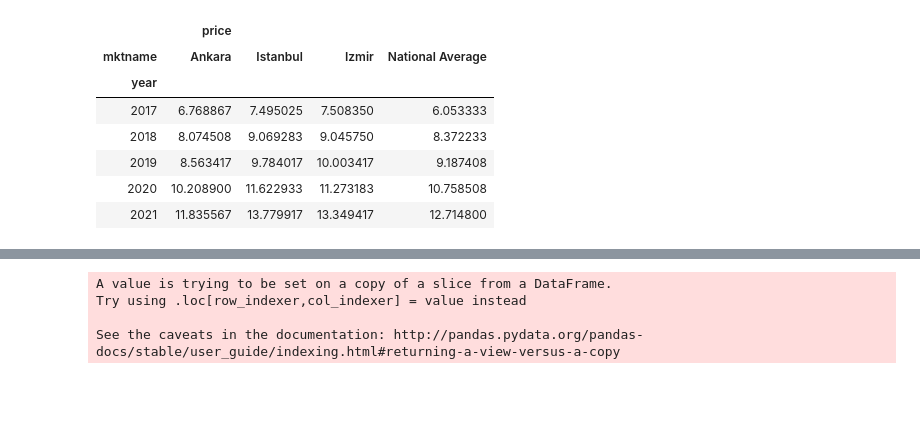
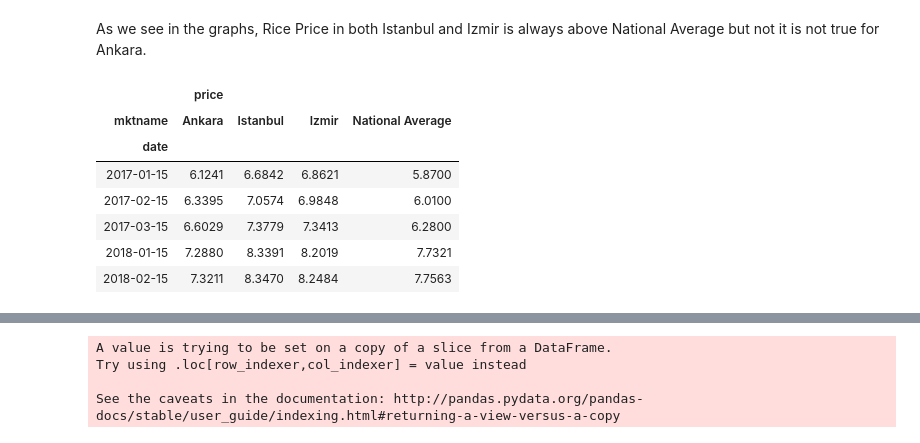
Before and after one commit to nghn/pandas_learning, a Jupyter notebook: Turkey Food Price.ipynb, the cells around one changed output, grey strips where cells are left out. Cells and saved outputs as stored; diff of their text form; code cells hidden in the pictures; blank space fills up the shorter version.

```diff
--- a/Turkey Food Price.ipynb
+++ b/Turkey Food Price.ipynb
@@ -41,8 +43,8 @@ Rice_Retail=Rice_Retail.dropna(axis=1,how='all')
 # %%
-Rice_Retail_2 = Rice_Retail[["date", "price","mktname"]]
-
+#drop null columns
+TurkeyFoodPrice = TurkeyFoodPrice.dropna(axis=1,how='all')
 #convert price from object to numeric
-Rice_Retail_2["price"] = pd.to_numeric(Rice_Retail_2["price"],errors = 'coerce')
-Rice_Retail_2['year'] = pd.DatetimeIndex(Rice_Retail_2['date']).year
-Rice_Retail_2
+TurkeyFoodPrice["price"] = pd.to_numeric(TurkeyFoodPrice["price"],errors = 'coerce')
+TurkeyFoodPrice["date"] = pd.to_datetime(TurkeyFoodPrice["date"], errors = 'coerce')
+TurkeyFoodPrice.info()
 # %% [output]
@@ -71,0 +71,3 @@ See the caveats in the documentation: http://pandas.pydata.org/pandas-docs/stabl
+# %%
+TFP = TurkeyFoodPrice.set_index("date")
+TFP.head()
@@ -71,0 +82,3 @@ See the caveats in the documentation: http://pandas.pydata.org/pandas-docs/stabl
+# %%
+x = TFP.loc[TFP["cmname"]=="Rice - Retail"]
+x["mktname"].value_counts()
@@ -72,14 +112,16 @@ See the caveats in the documentation: http://pandas.pydata.org/pandas-docs/stabl
+# %% [markdown]
+As we see in the graphs, Rice Price in both Istanbul and Izmir is always above National Average but not it is not true for Ankara.
 # %%
 #return to pivot table to compare National Average price with the other cities
-pivot_table = pd.pivot_table(Rice_Retail_2,index="year", columns=["mktname"], values = ["price"])
+pivot_table = pd.pivot_table(x,index="date", columns=["mktname"], values = ["price"])
 pivot_table = pivot_table.dropna()
-pivot_table
+pivot_table.head()
 # %% [output]
 |  | price |  |  |  |
 | mktname | Ankara | Istanbul | Izmir | National Average |
-| year |  |  |  |  |
-| 2017 | 6.768867 | 7.495025 | 7.508350 | 6.053333 |
-| 2018 | 8.074508 | 9.069283 | 9.045750 | 8.372233 |
-| 2019 | 8.563417 | 9.784017 | 10.003417 | 9.187408 |
-| 2020 | 10.208900 | 11.622933 | 11.273183 | 10.758508 |
-| 2021 | 11.835567 | 13.779917 | 13.349417 | 12.714800 |
+| date |  |  |  |  |
+| 2017-01-15 | 6.1241 | 6.6842 | 6.8621 | 5.8700 |
+| 2017-02-15 | 6.3395 | 7.0574 | 6.9848 | 6.0100 |
+| 2017-03-15 | 6.6029 | 7.3779 | 7.3413 | 6.2800 |
+| 2018-01-15 | 7.2880 | 8.3391 | 8.2019 | 7.7321 |
+| 2018-02-15 | 7.3211 | 8.3470 | 8.2484 | 7.7563 |
```
Also changed, not shown: parts of 28 cells of this notebook.
